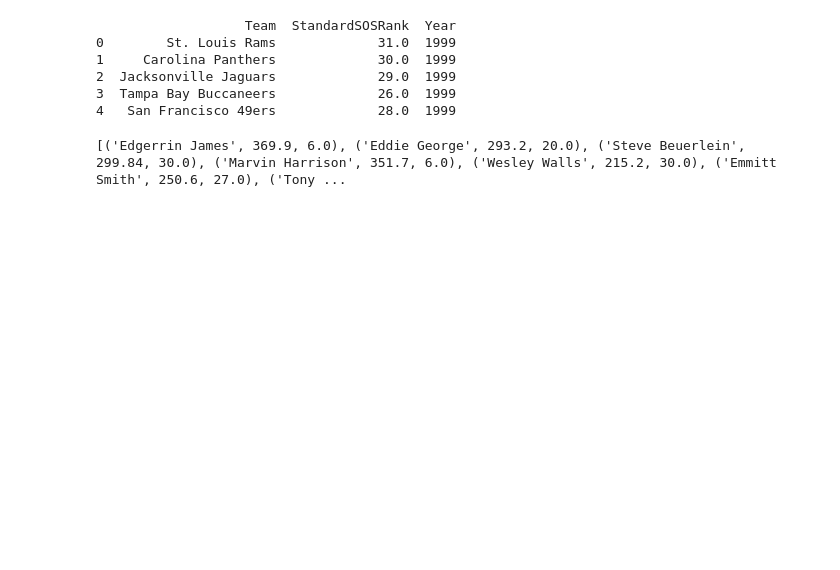
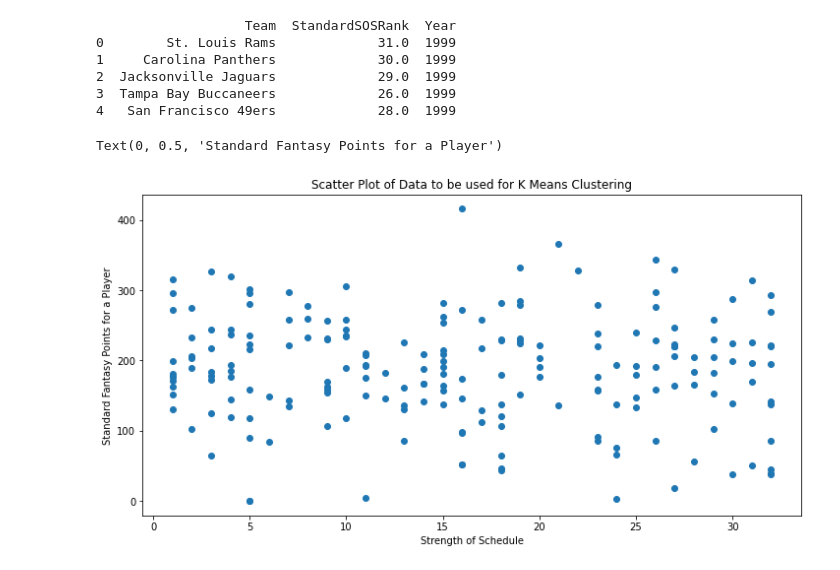
Before and after one commit to maha4208/fantasy-football-statistical-analysis, a Jupyter notebook: SOSCluster.ipynb, the cells around one changed output. Saved outputs shown, nothing was run; the diff lists cells and outputs as text; code cells hidden in the pictures; blank space fills up the shorter version.

```diff
--- a/SOSCluster.ipynb
+++ b/SOSCluster.ipynb
@@ -8,9 +8,12 @@ import statsmodels.api as sm
 
 yearlyDf = pd.DataFrame()
 for x in range(1999,2020):
+    #pull all the code from the fantasy football data github repo
     tempdf = pd.read_csv('https://raw.githubusercontent.com/fantasydatapros/data/master/yearly/{}.csv'.format(str(x)))
     tempdf['Year'] = x
     yearlyDf = pd.concat([yearlyDf,tempdf])
+    #since the strength of schedule and yearly data do not have the same category for team names,
+    #we had to make them the same for our comparisons later on in the code.
     yearlyDf['Tm'] = yearlyDf['Tm'].replace(['ARI'], 'Arizona Cardinals')
     yearlyDf['Tm'] = yearlyDf['Tm'].replace(['ATL'], 'Atlanta Falcons')
     yearlyDf['Tm'] = yearlyDf['Tm'].replace(['BAL'], 'Baltimore Ravens')
@@ -50,7 +53,7 @@ for x in range(1999,2020):
     yearlyDf['Tm'] = yearlyDf['Tm'].replace(['TEN'], 'Tennessee Titans')
     yearlyDf['Tm'] = yearlyDf['Tm'].replace(['WAS'], 'Washington Commanders')
 
+yearlyDf = yearlyDf.loc[yearlyDf['GS'] > 11] #remove insignificant data
 yearlyDf.drop(['Unnamed: 0', 'Age', 'Pos', 'PassingYds', 'RushingYds', 'ReceivingYds', 'GS', 'G', 'Tgt','Rec','PassingTD','PassingAtt','RushingTD','RushingAtt','ReceivingTD','Int','Fumbles','FumblesLost'],axis=1,inplace=True)
-
 print(yearlyDf)
 # %% [output]
@@ -113,6 +119,19 @@ tuple_list2 = []
 for x in tuple_list:
     if x[2] != 'null':
         tuple_list2.append(x)
-print(tuple_list2)
+#print(tuple_list2)
+
+sosList = [x[2] for x in tuple_list2] #separate the SOS data (x axis for graphs)
+pointsList = [x[1] for x in tuple_list2] #separate the points of each player data (y axis for graphs)
-# %% [output]
-[('Edgerrin James', 369.9, 6.0), ('Eddie George', 293.2, 20.0), ('Steve Beuerlein', 299.84, 30.0), ('Marvin Harrison', 351.7, 6.0), ('Wesley Walls', 215.2, 30.0), ('Emmitt Smith', 250.6, 27.0), ('Tony ...
+# %%
+import random
+sosSample = random.sample(sosList, 200)
+pointsSample = random.sample(pointsList, 200)
+fig1, ax1 = plt.subplots(figsize =(12,6))
+ax1.scatter(sosSample, pointsSample)
+plt.title('Scatter Plot of Data to be used for K Means Clustering')
+plt.xlabel('Strength of Schedule')
+plt.ylabel('Standard Fantasy Points for a Player')
+# %% [output]
+Text(0, 0.5, 'Standard Fantasy Points for a Player')
+[figure, added]
```
Also changed, not shown: parts of 6 cells of this notebook, 2 other files.
